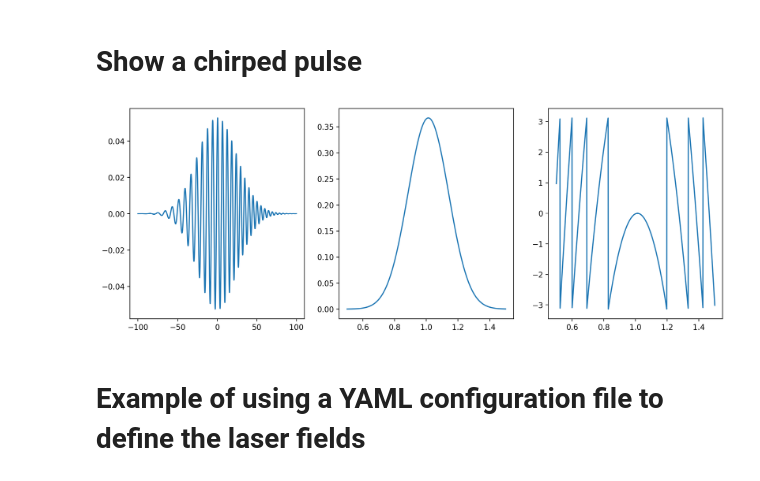
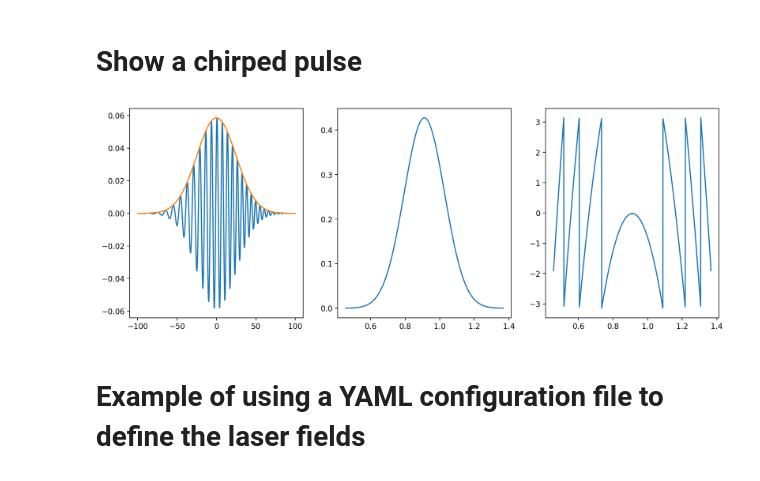
Before and after one commit to jfeist/pylaserfields, a Jupyter notebook: examples/examples.ipynb, the cells around one changed output. Cells and saved outputs as stored; diff of their text form; code cells hidden in the pictures.

```diff
--- a/examples/examples.ipynb
+++ b/examples/examples.ipynb
@@ -90,16 +97,17 @@ fig.tight_layout(pad=0.5)
 # %% [markdown]
 # Show a chirped pulse
 # %%
-lf = make_laserfield(form="gaussianI",is_vecpot=True,intensity_Wcm2=1e14,lambda_nm=45.,
+lf = make_laserfield(form="gaussianI",is_vecpot=True,intensity_Wcm2=1e14,lambda_nm=50.,
                       peak_time_as=0,duration_as=1000.,ϕ0=0.3*np.pi,linear_chirp_rate_w0as=1e-4)
 ts = np.linspace(-100,100,2001)
 fig, axs = plt.subplots(1,3,figsize=(14,5))
 axs[0].plot(ts,lf.A(ts));
-ωs = np.linspace(0.5,1.5,1001)
+axs[0].plot(ts,lf.envelope(ts)/lf.ω0);
+ωs = np.linspace(0.5*lf.ω0,1.5*lf.ω0,1001)
 axs[1].plot(ωs,abs(lf.A_fourier(ωs)))
 axs[2].plot(ωs,np.angle(lf.A_fourier(ωs)));
 # %% [output]
-[figure, old version]
+[figure, new version]
 # %% [markdown]
 # Example of using a YAML configuration file to define the laser fields
 # %%
```
Also changed, not shown: parts of 5 cells of this notebook, 1 other file.
